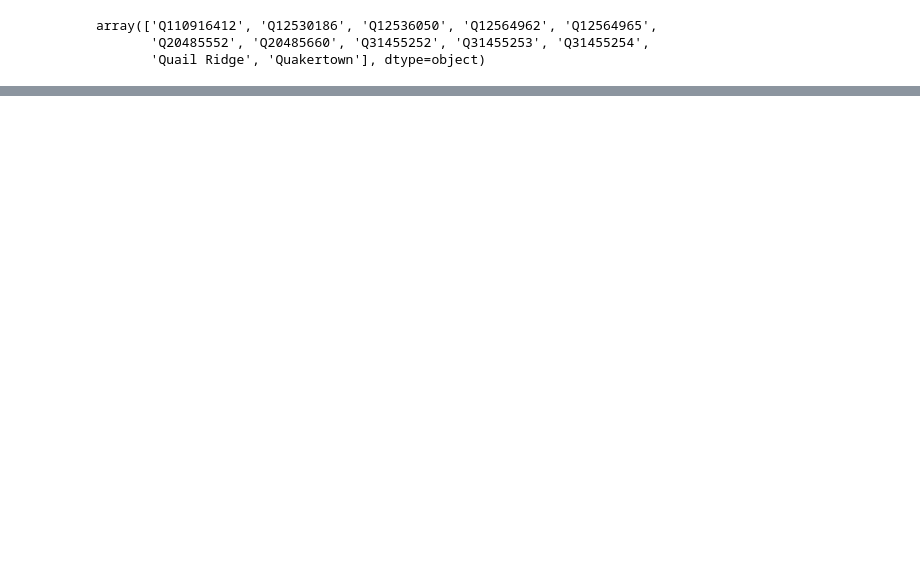
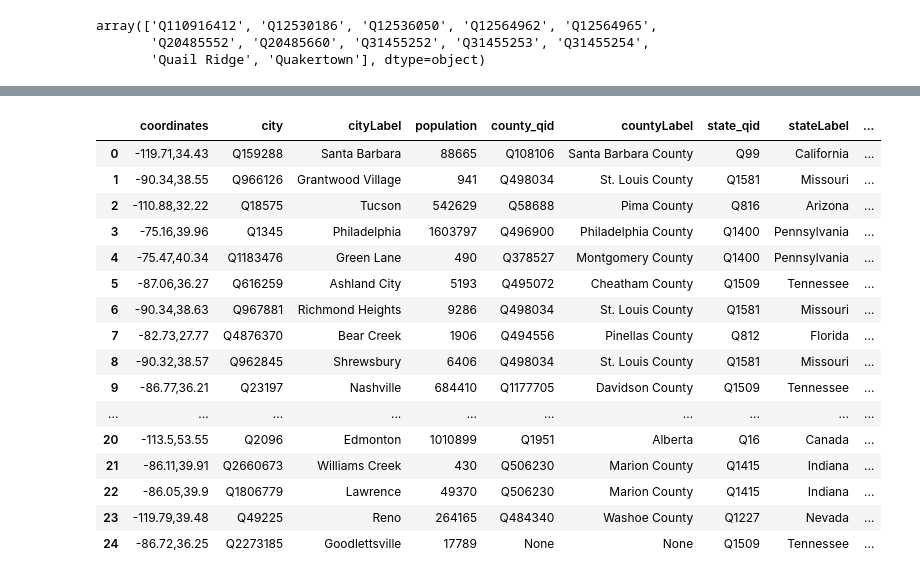
Before and after one commit to christiannielsen98/DVML-P7, a Jupyter notebook: Development/location_from_wikidata.ipynb, the cells around one changed output, grey strips where cells are left out. Saved outputs shown, nothing was run; the diff lists cells and outputs as text; code cells hidden in the pictures; blank space fills up the shorter version.

```diff
--- a/Development/location_from_wikidata.ipynb
+++ b/Development/location_from_wikidata.ipynb
@@ -16,0 +167,29 @@ array(['Q110916412', 'Q12530186', 'Q12536050', 'Q12564962', 'Q12564965',
+# %%
+
+def state_query(county_qid: str):
+    try:
+        state_query = f"""SELECT ?state ?stateLabel
+        WHERE
+        {{
+        wd:{county_qid} wdt:P131 ?state .
+        SERVICE wikibase:label {{ bd:serviceParam wikibase:language "[AUTO_LANGUAGE],en" }}}}"""
+        a = wikidata_query(state_query)
+        return (a['state.value'][0][31:], a['stateLabel.value'][0])
+    except:
+        return (None, None)
+# %%
+
+def country_query(state_qid: str):
+    try:
+        country_query = f"""SELECT ?country ?countryLabel
+        WHERE
+        {{
+        wd:{state_qid} wdt:P17 ?country .
+        SERVICE wikibase:label {{ bd:serviceParam wikibase:language "[AUTO_LANGUAGE],en" }}}}"""
+        a = wikidata_query(country_query)
+        return (a['country.value'][0][31:], a['countryLabel.value'][0])
+    except:
+        return (None, None)
+# %%
+location_mappings_test = pd.read_csv(get_path('location_mappings.csv')).head(25)
+location_mappings_test
@@ -16,0 +223,29 @@ array(['Q110916412', 'Q12530186', 'Q12536050', 'Q12564962', 'Q12564965',
+# %%
+
+def expand_location_mappings(location_mappings: pd.DataFrame):
+    list_of_us_states = list(wikidata_query(sparql_query="SELECT ?state WHERE{?state wdt:P31 wd:Q35657.}")['state.value'].apply(lambda x: x[31:]))
+
+    location_mappings['population'] = location_mappings.apply(lambda x: city_population_query(x.city), axis=1)
+    location_mappings[['county_qid', 'countyLabel']] = location_mappings.apply(lambda x: pd.Series(county_query(x.city)) if pd.Series(county_query(x.city))[0] not in list_of_us_states else pd.Series([None, None]), axis=1)
+    location_mappings[['state_qid', 'stateLabel']] = location_mappings.apply(lambda x: pd.Series(state_query(x.county_qid)) if x.county_qid is not None else pd.Series(state_query(x.city)), axis=1)
+    location_mappings[['country_qid', 'countryLabel']] = location_mappings.apply(lambda x: pd.Series(country_query(x.state_qid)), axis=1)
+    return location_mappings
+expand_location_mappings(location_mappings_test)
+# %% [output]
+|  | coordinates | city | cityLabel | population | county_qid | countyLabel | state_qid | stateLabel | ... |
+| 0 | -119.71,34.43 | Q159288 | Santa Barbara | 88665 | Q108106 | Santa Barbara County | Q99 | California | ... |
+| 1 | -90.34,38.55 | Q966126 | Grantwood Village | 941 | Q498034 | St. Louis County | Q1581 | Missouri | ... |
+| 2 | -110.88,32.22 | Q18575 | Tucson | 542629 | Q58688 | Pima County | Q816 | Arizona | ... |
+| 3 | -75.16,39.96 | Q1345 | Philadelphia | 1603797 | Q496900 | Philadelphia County | Q1400 | Pennsylvania | ... |
+| 4 | -75.47,40.34 | Q1183476 | Green Lane | 490 | Q378527 | Montgomery County | Q1400 | Pennsylvania | ... |
+| 5 | -87.06,36.27 | Q616259 | Ashland City | 5193 | Q495072 | Cheatham County | Q1509 | Tennessee | ... |
+| 6 | -90.34,38.63 | Q967881 | Richmond Heights | 9286 | Q498034 | St. Louis County | Q1581 | Missouri | ... |
+| 7 | -82.73,27.77 | Q4876370 | Bear Creek | 1906 | Q494556 | Pinellas County | Q812 | Florida | ... |
+| 8 | -90.32,38.57 | Q962845 | Shrewsbury | 6406 | Q498034 | St. Louis County | Q1581 | Missouri | ... |
+| 9 | -86.77,36.21 | Q23197 | Nashville | 684410 | Q1177705 | Davidson County | Q1509 | Tennessee | ... |
+| ... | ... | ... | ... | ... | ... | ... | ... | ... | ... |
+| 20 | -113.5,53.55 | Q2096 | Edmonton | 1010899 | Q1951 | Alberta | Q16 | Canada | ... |
+| 21 | -86.11,39.91 | Q2660673 | Williams Creek | 430 | Q506230 | Marion County | Q1415 | Indiana | ... |
+| 22 | -86.05,39.9 | Q1806779 | Lawrence | 49370 | Q506230 | Marion County | Q1415 | Indiana | ... |
+| 23 | -119.79,39.48 | Q49225 | Reno | 264165 | Q484340 | Washoe County | Q1227 | Nevada | ... |
+| 24 | -86.72,36.25 | Q2273185 | Goodlettsville | 17789 | None | None | Q1509 | Tennessee | ... |
```
Also changed, not shown: parts of 21 cells of this notebook, 3 other files.
